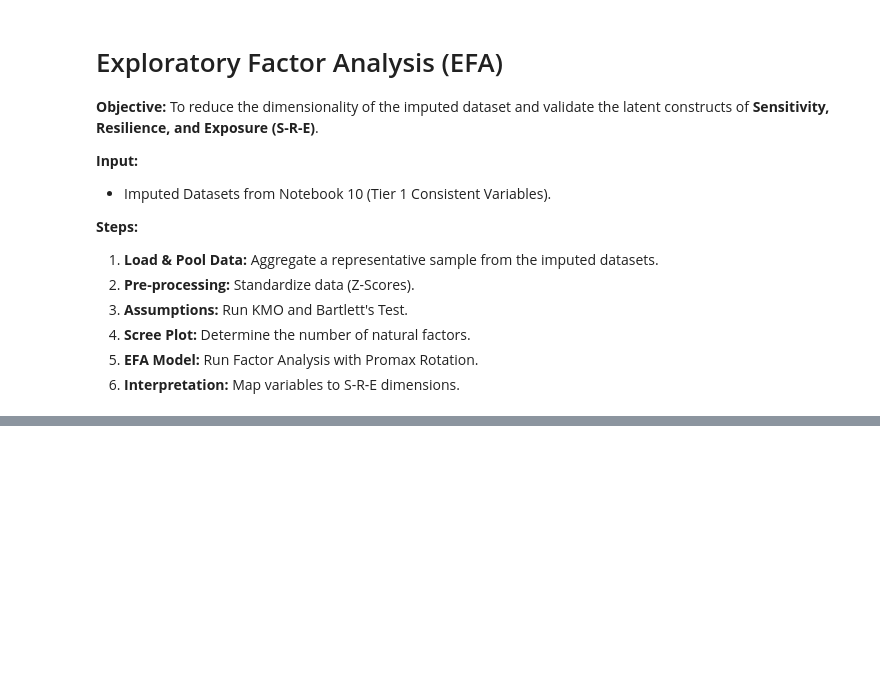
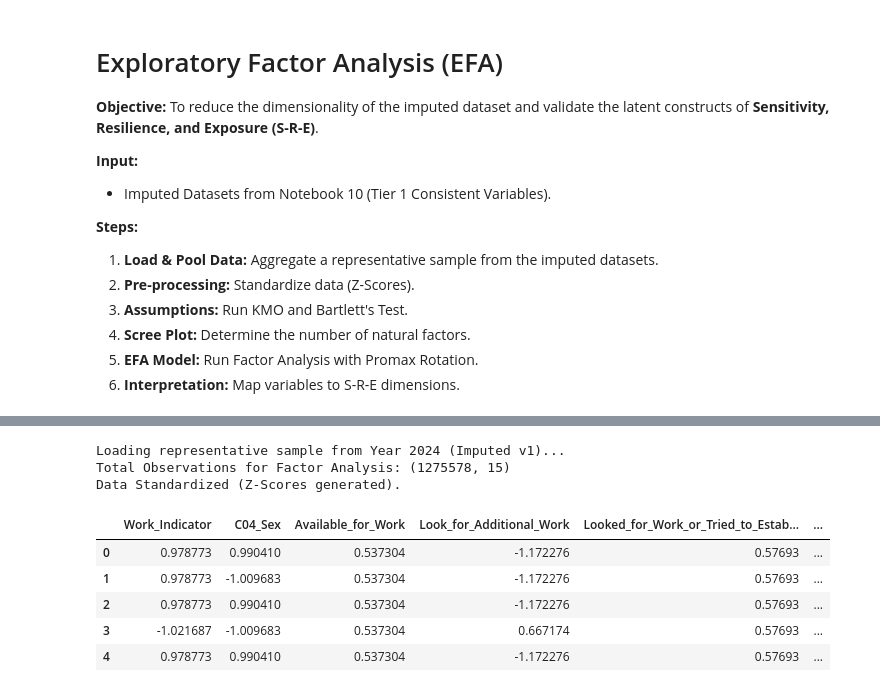
Before and after one commit to clemweb3/Preprocessing, a Jupyter notebook: Notebooks/11_Factor _Analysis.ipynb, the cells around one changed output, grey strips where cells are left out. Cells and saved outputs as stored; diff of their text form; code cells hidden in the pictures; blank space fills up the shorter version.

```diff
--- a/Notebooks/11_Factor _Analysis.ipynb
+++ b/Notebooks/11_Factor _Analysis.ipynb
@@ -60,0 +73,45 @@ print("Setup Complete. Output directory created.")
+# %%
+# --- 1. LOAD REPRESENTATIVE DATA ---
+# We will pull data from the most recent full year (e.g., 2023 or 2024) to train the Factor Structure
+pooled_data = []
+SAMPLE_YEAR = "2024"
+
+print(f"Loading representative sample from Year {SAMPLE_YEAR} (Imputed v1)...")
+
+for folder in os.listdir(INPUT_ROOT):
+    if SAMPLE_YEAR in folder:
+        folder_path = INPUT_ROOT / folder
+        # Look for Version 1 files
+        v1_files = list(folder_path.glob("Imputed_v1_*.csv"))
+
+        if v1_files:
+            # Load only the target variables to save memory
+            # We use a try-except block in case column names vary slightly, though Notebook 10 standardized them
+            try:
+                df_temp = pd.read_csv(v1_files[0])
+                # Filter for target vars that exist in this df
+                available_cols = [c for c in TARGET_VARS if c in df_temp.columns]
+                pooled_data.append(df_temp[available_cols])
+            except Exception as e:
+                print(f"Skipping {folder}: {e}")
+
+# Combine into one training frame
+df_fa_raw = pd.concat(pooled_data, axis=0)
+print(f"Total Observations for Factor Analysis: {df_fa_raw.shape}")
+
+# --- 2. STANDARDIZATION ---
+scaler = StandardScaler()
+df_scaled = pd.DataFrame(scaler.fit_transform(df_fa_raw), columns=df_fa_raw.columns)
+
+print("Data Standardized (Z-Scores generated).")
+display(df_scaled.head())
+# %% [output]
+Loading representative sample from Year 2024 (Imputed v1)...
+Total Observations for Factor Analysis: (1275578, 15)
+Data Standardized (Z-Scores generated).
+|  | Work_Indicator | C04_Sex | Available_for_Work | Look_for_Additional_Work | Looked_for_Work_or_Tried_to_Estab... | ... |
+| 0 | 0.978773 | 0.990410 | 0.537304 | -1.172276 | 0.57693 | ... |
+| 1 | 0.978773 | -1.009683 | 0.537304 | -1.172276 | 0.57693 | ... |
+| 2 | 0.978773 | 0.990410 | 0.537304 | -1.172276 | 0.57693 | ... |
+| 3 | -1.021687 | -1.009683 | 0.537304 | 0.667174 | 0.57693 | ... |
+| 4 | 0.978773 | 0.990410 | 0.537304 | -1.172276 | 0.57693 | ... |
```
Also changed, not shown: parts of 10 cells of this notebook.
